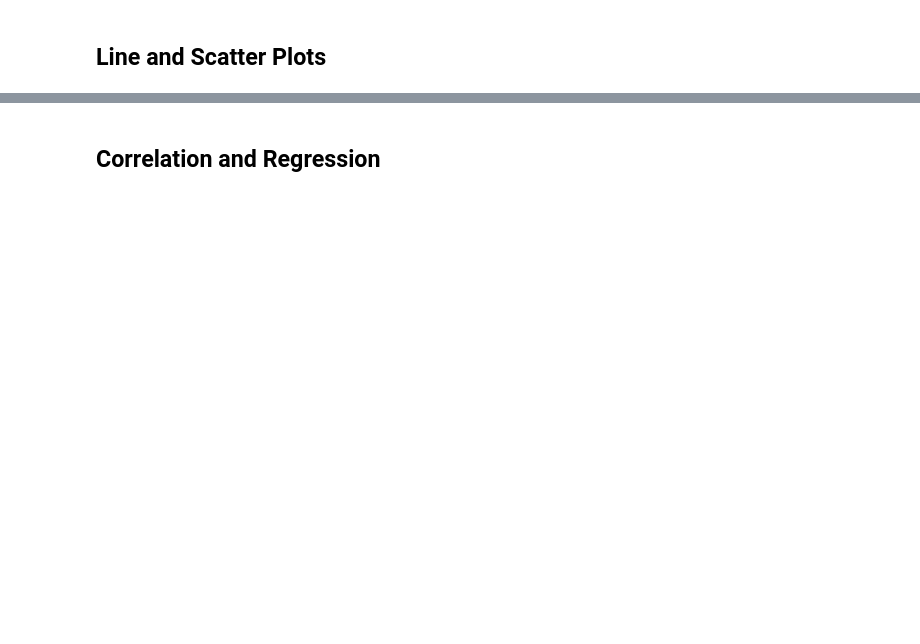
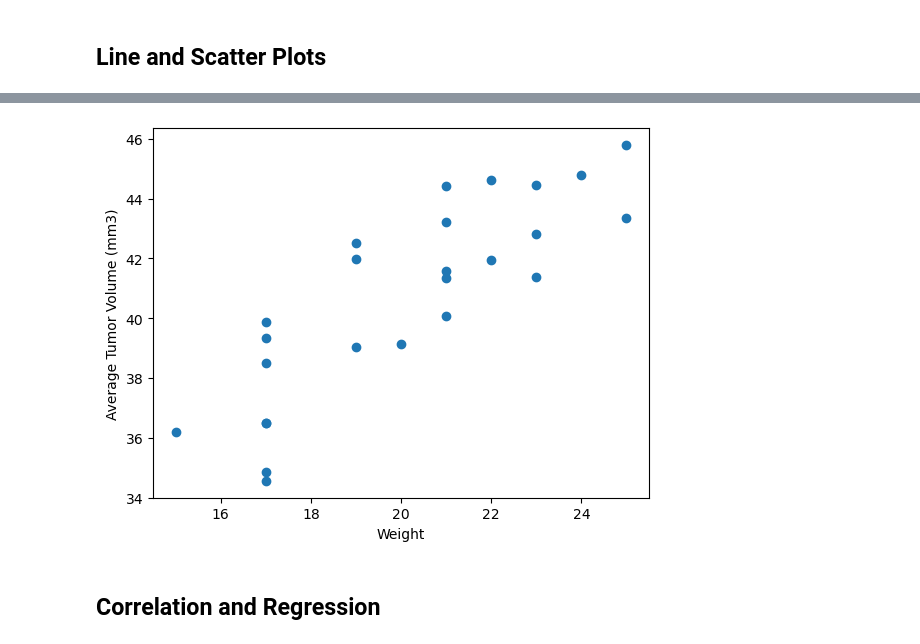
Before and after one commit to Asres-Dagnew/matplotlib-challenge, a Jupyter notebook: Pymaceuticals/pymaceuticals.ipynb, the cells around one changed output, grey strips where cells are left out. Cells and saved outputs as stored; diff of their text form; code cells hidden in the pictures; blank space fills up the shorter version.

```diff
--- a/Pymaceuticals/pymaceuticals.ipynb
+++ b/Pymaceuticals/pymaceuticals.ipynb
@@ -221,2 +285,17 @@ Ceftamin's potential outliers: Series([], Name: Tumor Volume (mm3), dtype: float
+# %%
+# Generate a scatter plot of mouse weight vs. the average observed tumor volume for the entire Capomulin regimen
+new_capomulin_df = cleaned_data.loc[(cleaned_data["Drug Regimen"] == "Capomulin"), :]
+
+#Use groupby() and mean() to creat a DataFrame with the average tumor volume and mouse weight
+group_capomulin_df = new_capomulin_df.groupby("Mouse ID").mean(numeric_only=True)
+mouse_weight = group_capomulin_df["Weight (g)"]
+average_tumor_volume = group_capomulin_df["Tumor Volume (mm3)"]
+#Generate the scatter plot
+plt.scatter(mouse_weight, average_tumor_volume)
+plt.xlabel("Weight")
+plt.ylabel("Average Tumor Volume (mm3)")
+plt.show()
+# %% [output]
+[figure, added]
 # %% [markdown]
 ## Correlation and Regression
```
Also changed, not shown: parts of 11 cells of this notebook.
